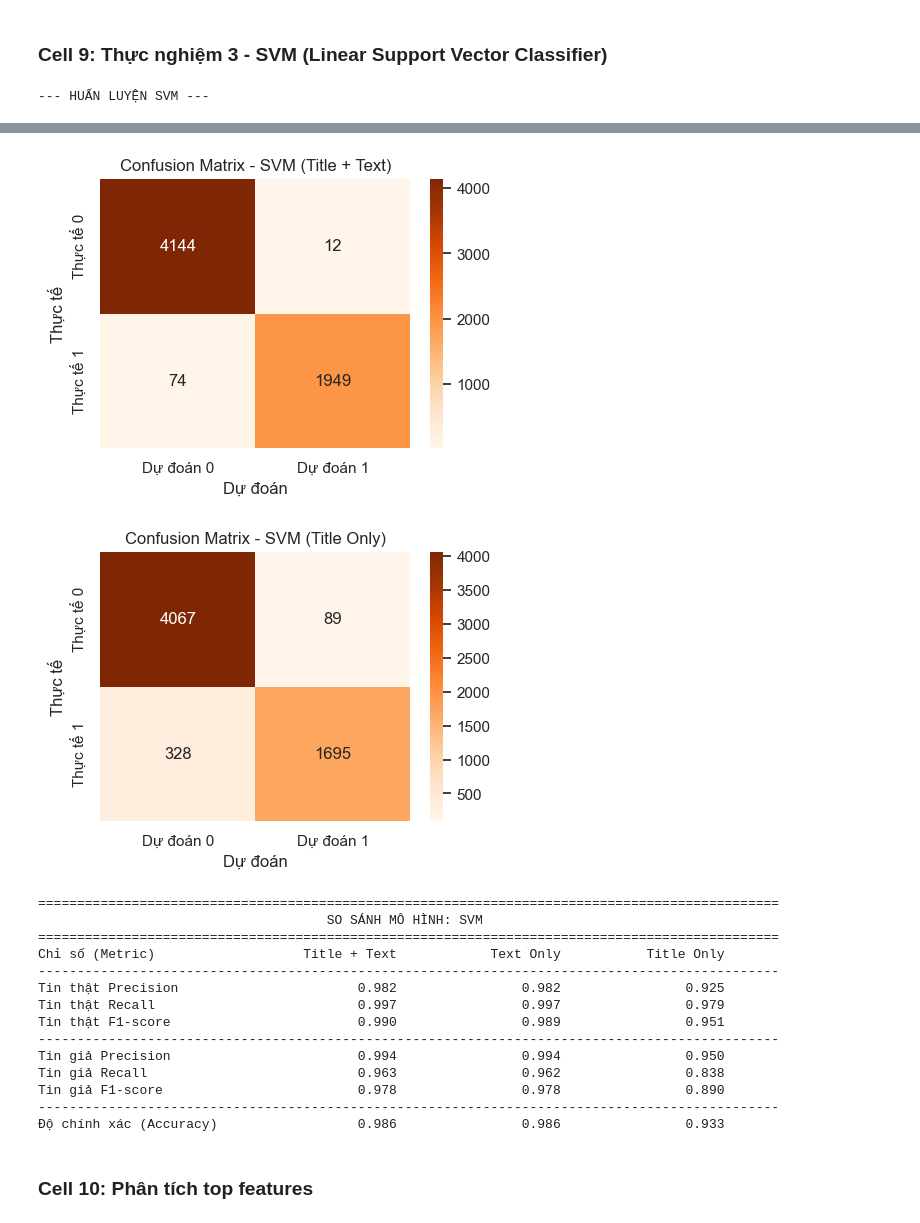
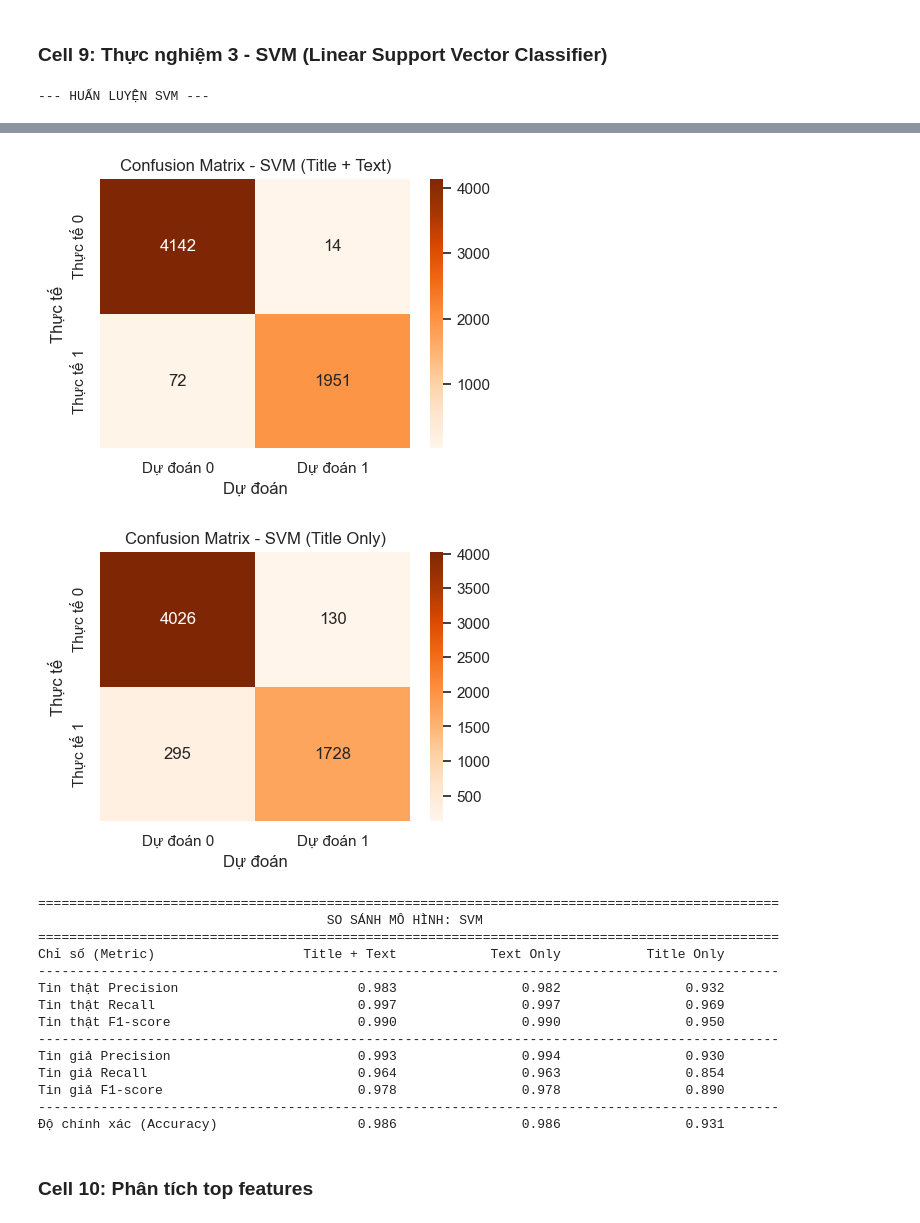
Before and after one commit to nphat-code/fake-news-detection, a Jupyter notebook: notebooks/train.ipynb, the cells around one changed output, grey strips where cells are left out. Cells and saved outputs as stored; diff of their text form; code cells hidden in the pictures.

```diff
--- a/notebooks/train.ipynb
+++ b/notebooks/train.ipynb
@@ -390,32 +542,32 @@ Tin giả F1-score                         0.924                0.927
 ### Cell 9: Thực nghiệm 3 - SVM (Linear Support Vector Classifier)
 # %%
 print("--- HUẤN LUYỆN SVM ---")
-svm_model = LinearSVC(random_state=RANDOM_STATE, max_iter=2000)
+svm_model = LinearSVC(random_state=RANDOM_STATE, max_iter=2000, class_weight='balanced')
 
 acc_svm_text, rep_svm_text = train_and_evaluate_model(svm_model, "SVM (Text Only)", X_train_text, X_test_text, "Oranges")
 acc_svm_title, rep_svm_title = train_and_evaluate_model(svm_model, "SVM (Title + Text)", X_train_title, X_test_title, "Oranges")
 acc_svm_title_only, rep_svm_title_only = train_and_evaluate_model(svm_model, "SVM (Title Only)", X_train_title_only, X_test_title_only, "Oranges")
 
 display_comparison_report("SVM", acc_svm_title, rep_svm_title, acc_svm_text, rep_svm_text, acc_svm_title_only, rep_svm_title_only)
 # %% [output]
 --- HUẤN LUYỆN SVM ---
 [figure]
 [figure]
-[figure, old version]
+[figure, new version]
 ===============================================================================================
                                      SO SÁNH MÔ HÌNH: SVM
 ===============================================================================================
 Chỉ số (Metric)                   Title + Text            Text Only           Title Only
 -----------------------------------------------------------------------------------------------
-Tin thật Precision                       0.982                0.982                0.925
-Tin thật Recall                          0.997                0.997                0.979
-Tin thật F1-score                        0.990                0.989                0.951
+Tin thật Precision                       0.983                0.982                0.932
+Tin thật Recall                          0.997                0.997                0.969
+Tin thật F1-score                        0.990                0.990                0.950
 -----------------------------------------------------------------------------------------------
-Tin giả Precision                        0.994                0.994                0.950
-Tin giả Recall                           0.963                0.962                0.838
+Tin giả Precision                        0.993                0.994                0.930
+Tin giả Recall                           0.964                0.963                0.854
 Tin giả F1-score                         0.978                0.978                0.890
 -----------------------------------------------------------------------------------------------
-Độ chính xác (Accuracy)                  0.986                0.986                0.933
+Độ chính xác (Accuracy)                  0.986                0.986                0.931
 # %% [markdown]
 ### Cell 10: Phân tích top features
 # %%
```
Also changed, not shown: parts of 7 cells of this notebook.
